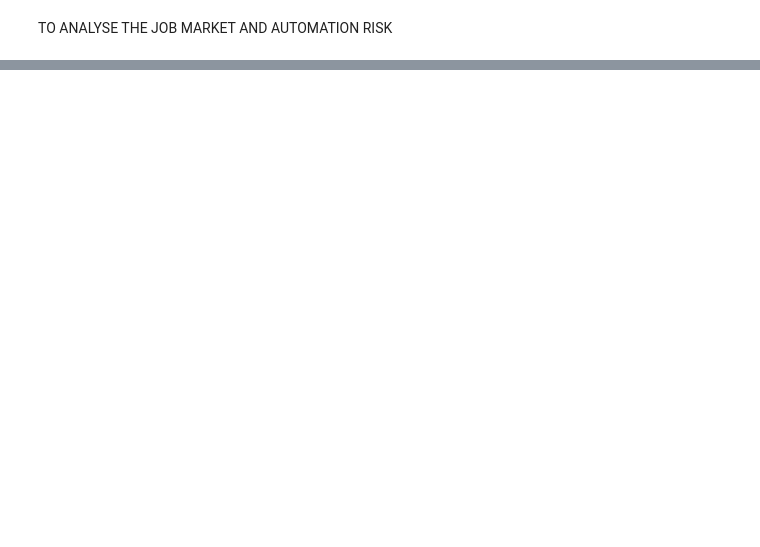
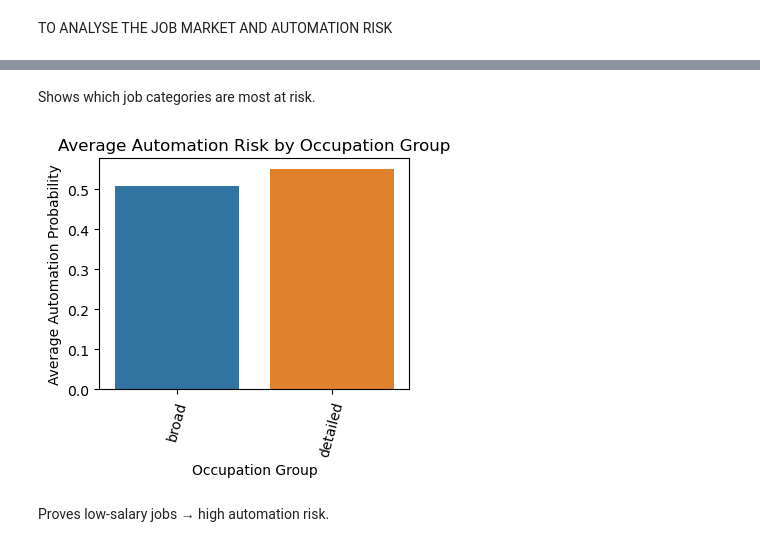
Before and after one commit to maansesharma/Job_Automation_risk, a Jupyter notebook: domain_applications_x23410396.ipynb, the cells around one changed output, grey strips where cells are left out. Cells and saved outputs as stored; diff of their text form; code cells hidden in the pictures; blank space fills up the shorter version.

```diff
--- a/domain_applications_x23410396.ipynb
+++ b/domain_applications_x23410396.ipynb
@@ -182,0 +266,15 @@ KeyError: "['automation_risk', 'future_demand_score'] not found in axis"
+# %% [markdown]
+Shows which job categories are most at risk.
+# %%
+plt.figure(figsize=(4,3))
+group_risk = merged_df.groupby('OCC_GROUP')['automation_prob'].mean().sort_values()
+sns.barplot(x=group_risk.index, y=group_risk.values)
+plt.xticks(rotation=75)
+plt.title("Average Automation Risk by Occupation Group")
+plt.xlabel("Occupation Group")
+plt.ylabel("Average Automation Probability")
+plt.show()
+# %% [output]
+[figure, added]
+# %% [markdown]
+Proves low-salary jobs → high automation risk.
```
Also changed, not shown: parts of 66 cells of this notebook, 5 other files.
